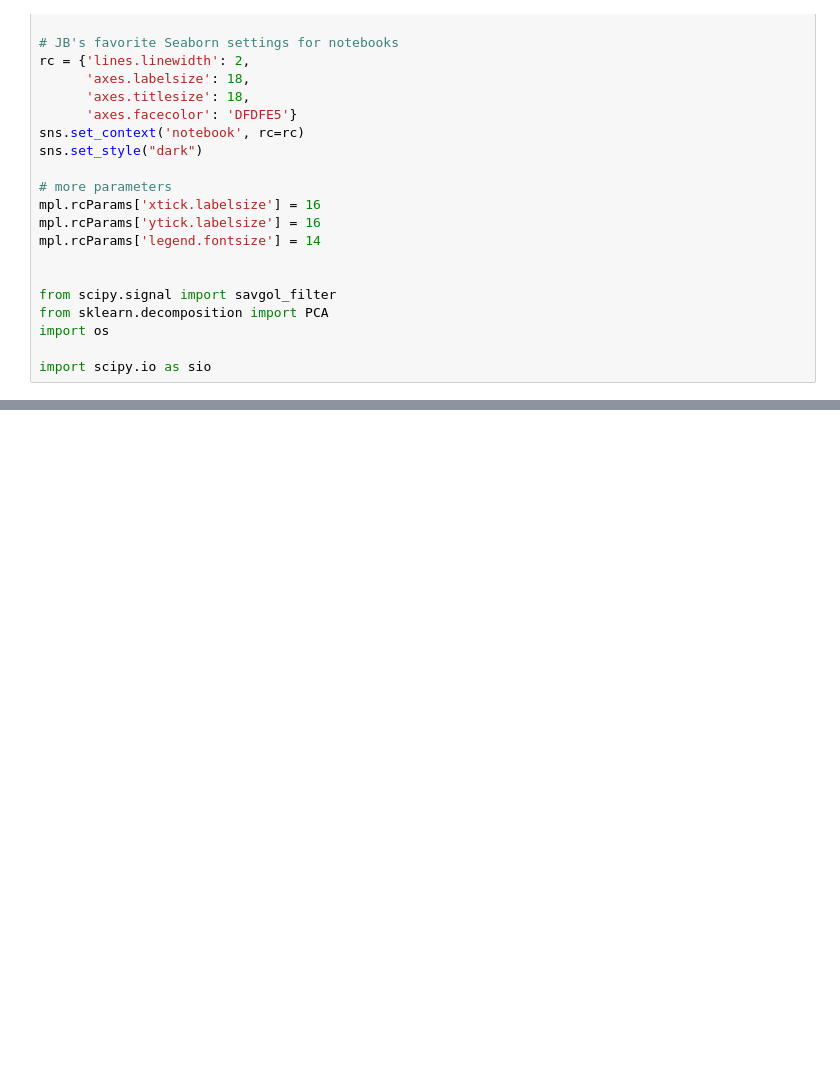
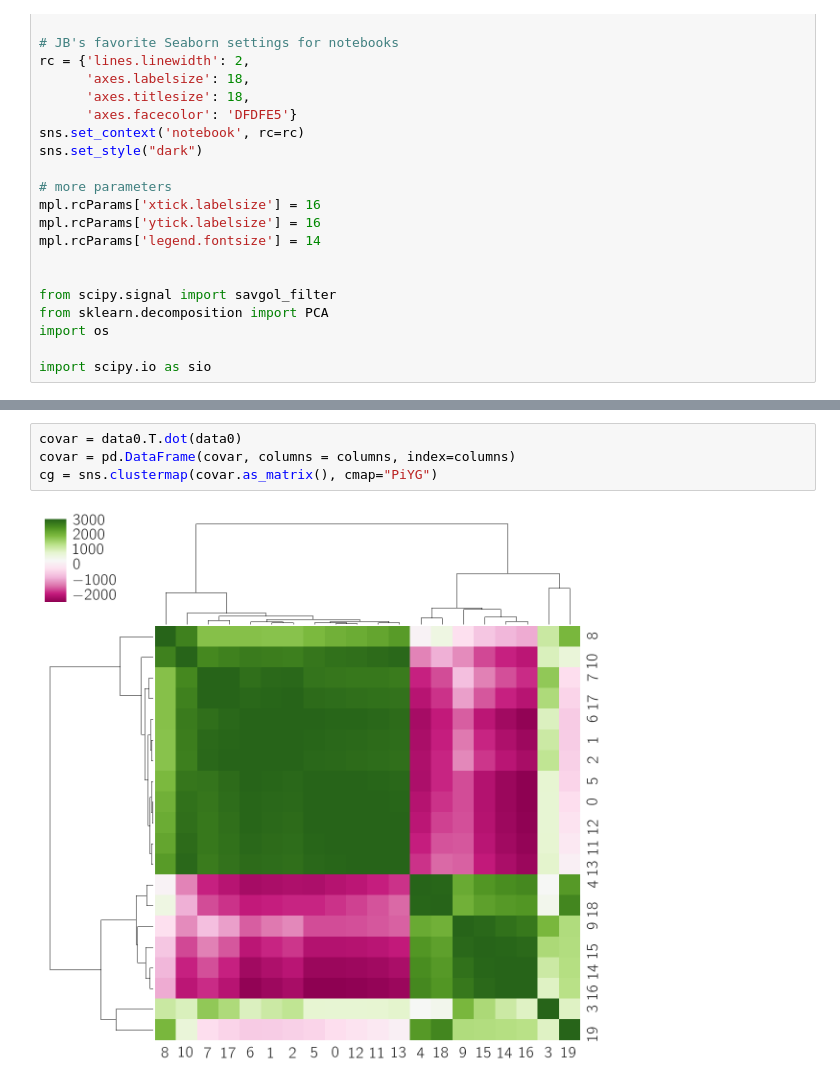
Before and after one commit to dangeles/WormsDream, a Jupyter notebook: src/Untitled.ipynb, the cells around one changed output, grey strips where cells are left out. Cells and saved outputs as stored; diff of their text form; blank space fills up the shorter version.

```diff
--- a/src/Untitled.ipynb
+++ b/src/Untitled.ipynb
@@ -121,0 +113,6 @@ sns.clustermap(tX)
+# %%
+covar = data0.T.dot(data0)
+covar = pd.DataFrame(covar, columns = columns, index=columns)
+cg = sns.clustermap(covar.as_matrix(), cmap="PiYG")
+# %% [output]
+[figure, added]
```
Also changed, not shown: parts of 15 cells of this notebook, 1 other file.
